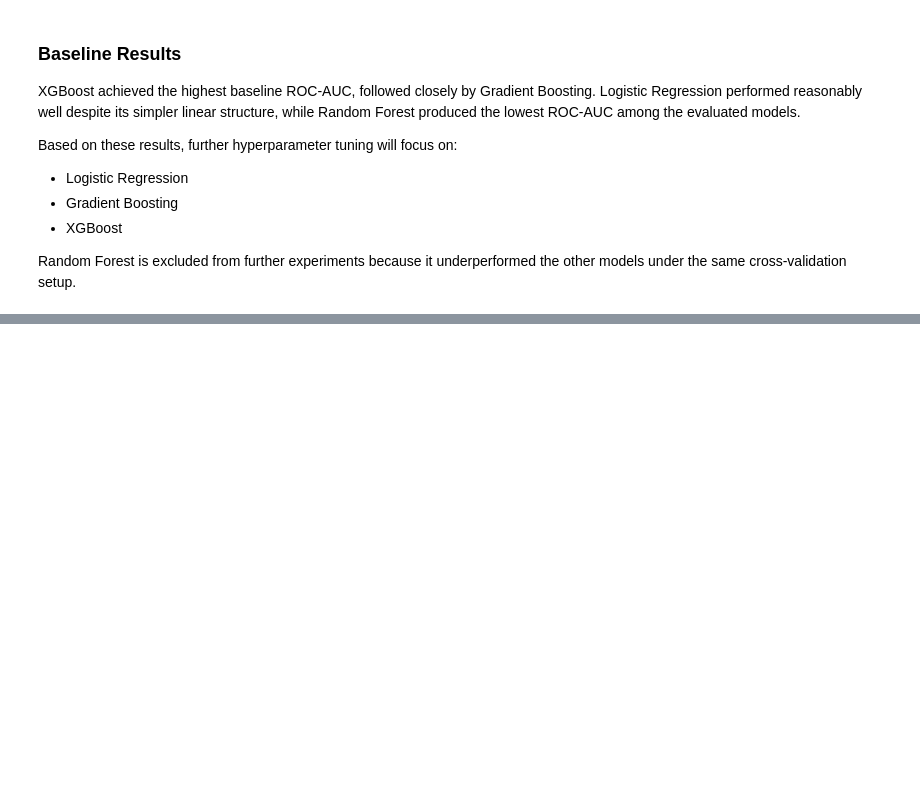
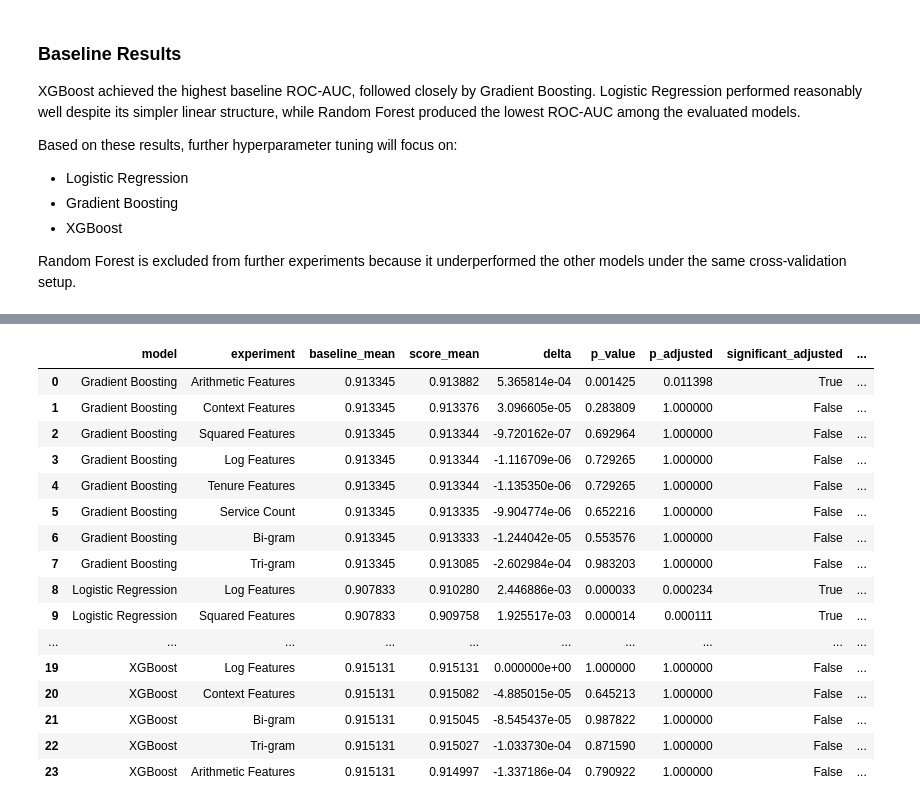
Before and after one commit to leprosoriium/telco-customer-churn, a Jupyter notebook: telco-churn-prediction.ipynb, the cells around one changed output, grey strips where cells are left out. Saved outputs shown, nothing was run; the diff lists cells and outputs as text; code cells hidden in the pictures; blank space fills up the shorter version.

```diff
--- a/telco-churn-prediction.ipynb
+++ b/telco-churn-prediction.ipynb
@@ -878,0 +819,10 @@ The experiments are divided into two categories:
+# %%
+gb_pipeline.fit(X_train, y_train)
+
+feature_importance, high_correlations = analyze_features(
+    gb_pipeline,
+    X_train,
+    y_train
+)
+print(feature_importance)
+print(high_correlations)
@@ -1901,0 +1792,51 @@ consistent results.
+# %%
+FE_RESULTS['p_adjusted'] = np.nan
+FE_RESULTS['significant_adjusted'] = False
+
+for model_name in FE_RESULTS['model'].unique():
+
+    mask = FE_RESULTS['model'] == model_name
+
+    reject, p_adjusted, _, _ = multipletests(
+        FE_RESULTS.loc[mask, 'p_value'],
+        alpha=0.05,
+        method='holm'
+    )
+
+    FE_RESULTS.loc[mask, 'p_adjusted'] = p_adjusted
+    FE_RESULTS.loc[mask, 'significant_adjusted'] = reject
+# %%
+display_cols = [
+    'model',
+    'experiment',
+    'baseline_mean',
+    'score_mean',
+    'delta',
+    'p_value',
+    'p_adjusted',
+    'significant_adjusted',
+    'n_high_correlations',
+    'max_correlation'
+]
+
+display(
+    FE_RESULTS[display_cols]
+)
+# %% [output]
+|  | model | experiment | baseline_mean | score_mean | delta | p_value | p_adjusted | significant_adjusted | ... |
+| 0 | Gradient Boosting | Arithmetic Features | 0.913345 | 0.913882 | 5.365814e-04 | 0.001425 | 0.011398 | True | ... |
+| 1 | Gradient Boosting | Context Features | 0.913345 | 0.913376 | 3.096605e-05 | 0.283809 | 1.000000 | False | ... |
+| 2 | Gradient Boosting | Squared Features | 0.913345 | 0.913344 | -9.720162e-07 | 0.692964 | 1.000000 | False | ... |
+| 3 | Gradient Boosting | Log Features | 0.913345 | 0.913344 | -1.116709e-06 | 0.729265 | 1.000000 | False | ... |
+| 4 | Gradient Boosting | Tenure Features | 0.913345 | 0.913344 | -1.135350e-06 | 0.729265 | 1.000000 | False | ... |
+| 5 | Gradient Boosting | Service Count | 0.913345 | 0.913335 | -9.904774e-06 | 0.652216 | 1.000000 | False | ... |
+| 6 | Gradient Boosting | Bi-gram | 0.913345 | 0.913333 | -1.244042e-05 | 0.553576 | 1.000000 | False | ... |
+| 7 | Gradient Boosting | Tri-gram | 0.913345 | 0.913085 | -2.602984e-04 | 0.983203 | 1.000000 | False | ... |
+| 8 | Logistic Regression | Log Features | 0.907833 | 0.910280 | 2.446886e-03 | 0.000033 | 0.000234 | True | ... |
+| 9 | Logistic Regression | Squared Features | 0.907833 | 0.909758 | 1.925517e-03 | 0.000014 | 0.000111 | True | ... |
+| ... | ... | ... | ... | ... | ... | ... | ... | ... | ... |
+| 19 | XGBoost | Log Features | 0.915131 | 0.915131 | 0.000000e+00 | 1.000000 | 1.000000 | False | ... |
+| 20 | XGBoost | Context Features | 0.915131 | 0.915082 | -4.885015e-05 | 0.645213 | 1.000000 | False | ... |
+| 21 | XGBoost | Bi-gram | 0.915131 | 0.915045 | -8.545437e-05 | 0.987822 | 1.000000 | False | ... |
+| 22 | XGBoost | Tri-gram | 0.915131 | 0.915027 | -1.033730e-04 | 0.871590 | 1.000000 | False | ... |
+| 23 | XGBoost | Arithmetic Features | 0.915131 | 0.914997 | -1.337186e-04 | 0.790922 | 1.000000 | False | ... |
```
Also changed, not shown: parts of 115 cells of this notebook.
